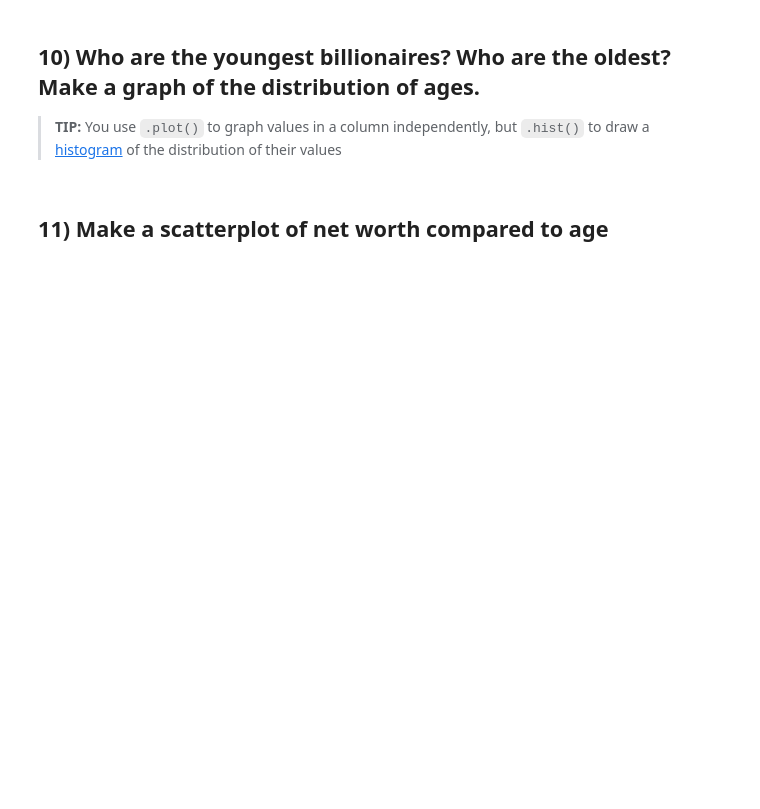
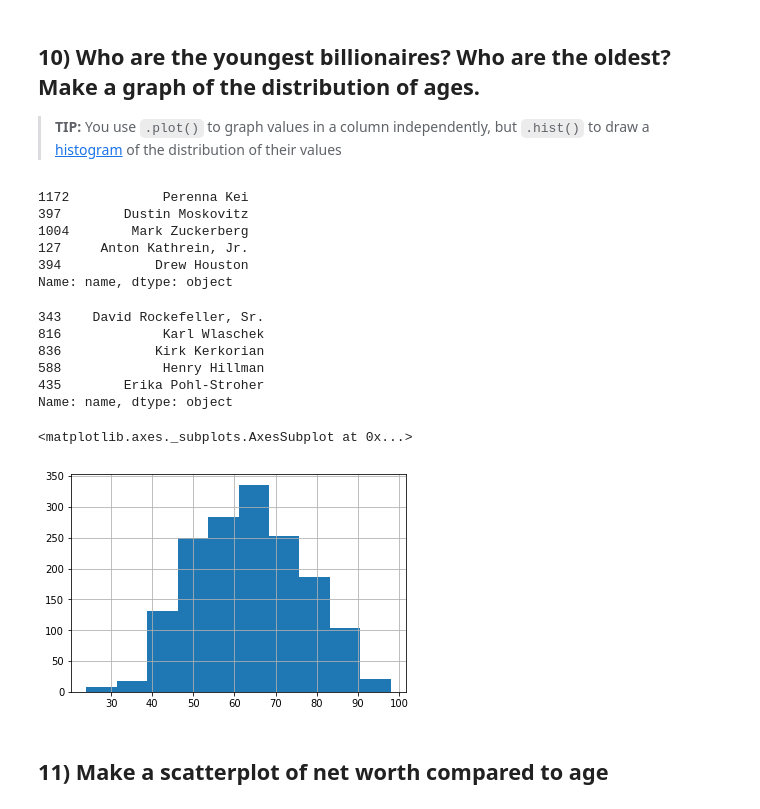
Before and after one commit to xeophin/lede-foundations, a Jupyter notebook: 05-homework/02-Billionaires.ipynb, the cells around one changed output. Cells and saved outputs as stored; diff of their text form; code cells hidden in the pictures; blank space fills up the shorter version.

```diff
--- a/05-homework/02-Billionaires.ipynb
+++ b/05-homework/02-Billionaires.ipynb
@@ -54,5 +207,28 @@ I am **not** asking which country has the most billionaires - this is **total am
 ## 10) Who are the youngest billionaires? Who are the oldest? Make a graph of the distribution of ages.
 
 > **TIP:** You use `.plot()` to graph values in a column independently, but `.hist()` to draw a [histogram](https://www.mathsisfun.com/data/histograms.html) of the distribution of their values
+# %%
+df.sort_values('age').head(5)['name']
+# %% [output]
+1172            Perenna Kei
+397        Dustin Moskovitz
+1004        Mark Zuckerberg
+127     Anton Kathrein, Jr.
+394            Drew Houston
+Name: name, dtype: object
+# %%
+df.sort_values('age', ascending=False).head(5)['name']
+# %% [output]
+343    David Rockefeller, Sr.
+816             Karl Wlaschek
+836            Kirk Kerkorian
+588             Henry Hillman
+435        Erika Pohl-Stroher
+Name: name, dtype: object
+# %%
+df['age'].hist()
+# %% [output]
+<matplotlib.axes._subplots.AxesSubplot at 0x...>
+[figure, added]
 # %% [markdown]
 ## 11) Make a scatterplot of net worth compared to age
```
Also changed, not shown: parts of 19 cells of this notebook.
